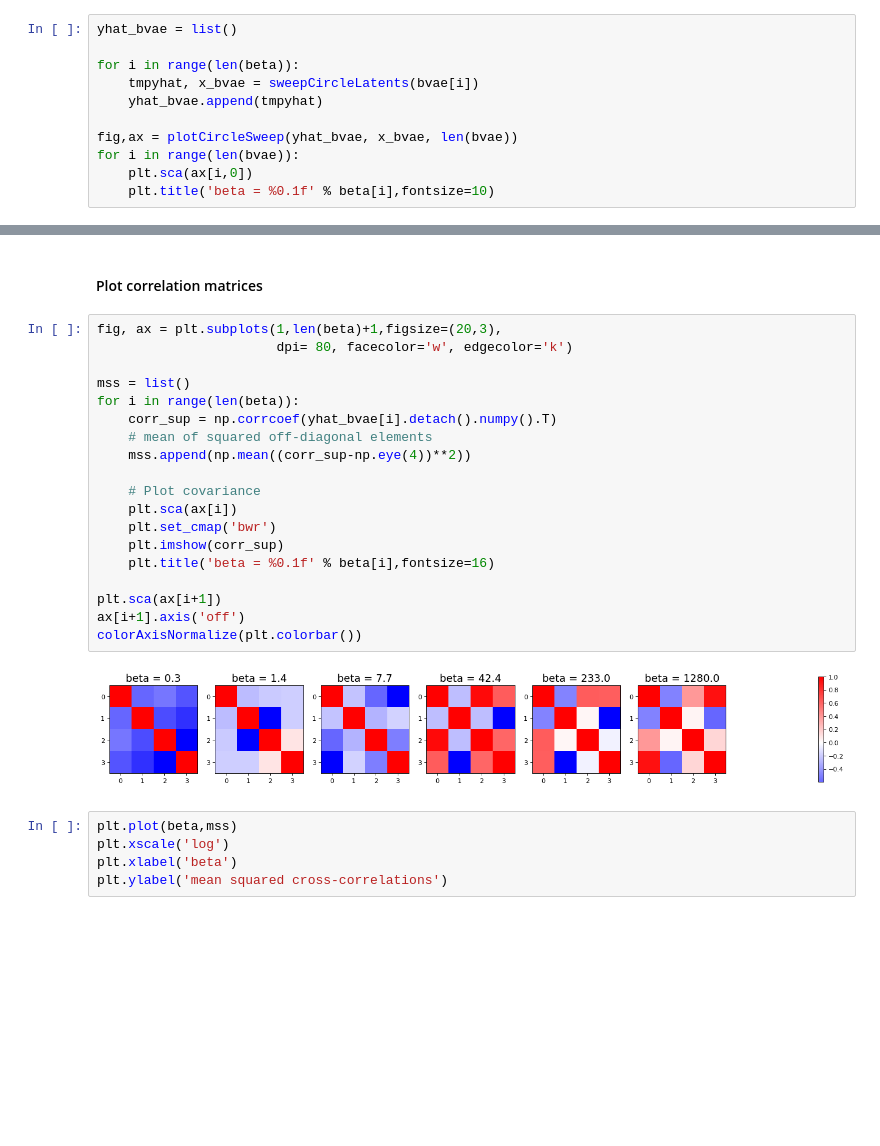
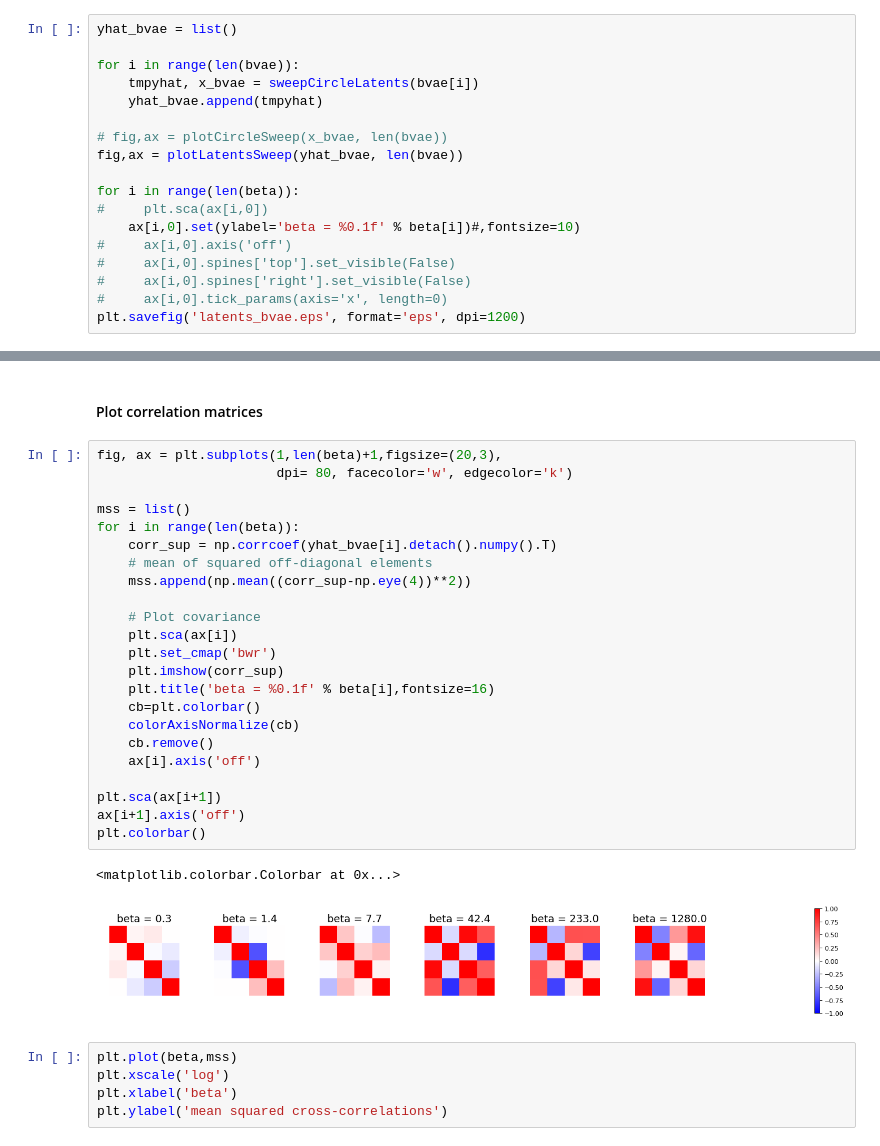
Before and after one commit to zahariaa/disentangled-dynamics, a Jupyter notebook: src/analyses/Entanglement analysis.ipynb, the cells around one changed output, grey strips where cells are left out. Cells and saved outputs as stored; diff of their text form; blank space fills up the shorter version.

```diff
--- a/src/analyses/Entanglement analysis.ipynb
+++ b/src/analyses/Entanglement analysis.ipynb
@@ -93,12 +99,19 @@ for ii,nb in enumerate(normalized_beta_values):
 # %%
 yhat_bvae = list()
 
-for i in range(len(beta)):
+for i in range(len(bvae)):
     tmpyhat, x_bvae = sweepCircleLatents(bvae[i])
     yhat_bvae.append(tmpyhat)
 
-fig,ax = plotCircleSweep(yhat_bvae, x_bvae, len(bvae))
-for i in range(len(bvae)):
-    plt.sca(ax[i,0])
-    plt.title('beta = %0.1f' % beta[i],fontsize=10)
+# fig,ax = plotCircleSweep(x_bvae, len(bvae))
+fig,ax = plotLatentsSweep(yhat_bvae, len(bvae))
+
+for i in range(len(beta)):
+#     plt.sca(ax[i,0])
+    ax[i,0].set(ylabel='beta = %0.1f' % beta[i])#,fontsize=10)
+#     ax[i,0].axis('off')
+#     ax[i,0].spines['top'].set_visible(False)
+#     ax[i,0].spines['right'].set_visible(False)
+#     ax[i,0].tick_params(axis='x', length=0)
+plt.savefig('latents_bvae.eps', format='eps', dpi=1200)
 # %% [output]
@@ -116,24 +129,29 @@ Though the x and y position variables are at least monotonically changing---a st
 # %%
 fig, ax = plt.subplots(1,len(beta)+1,figsize=(20,3),
                        dpi= 80, facecolor='w', edgecolor='k')
 
 mss = list()
 for i in range(len(beta)):
     corr_sup = np.corrcoef(yhat_bvae[i].detach().numpy().T)
     # mean of squared off-diagonal elements
     mss.append(np.mean((corr_sup-np.eye(4))**2))
 
     # Plot covariance
     plt.sca(ax[i])
     plt.set_cmap('bwr')
     plt.imshow(corr_sup)
     plt.title('beta = %0.1f' % beta[i],fontsize=16)
+    cb=plt.colorbar()
+    colorAxisNormalize(cb)
+    cb.remove()
+    ax[i].axis('off')
 
 plt.sca(ax[i+1])
 ax[i+1].axis('off')
-colorAxisNormalize(plt.colorbar())
+plt.colorbar()
 # %% [output]
+<matplotlib.colorbar.Colorbar at 0x...>
-[figure, old version]
+[figure, new version]
 # %%
 plt.plot(beta,mss)
 plt.xscale('log')
```
Also changed, not shown: parts of 6 cells of this notebook, 2 other files.
